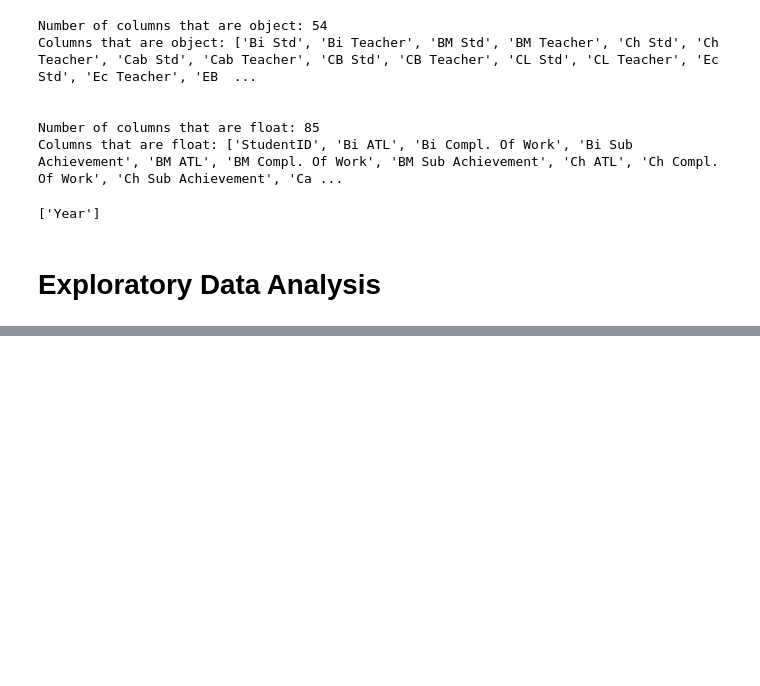
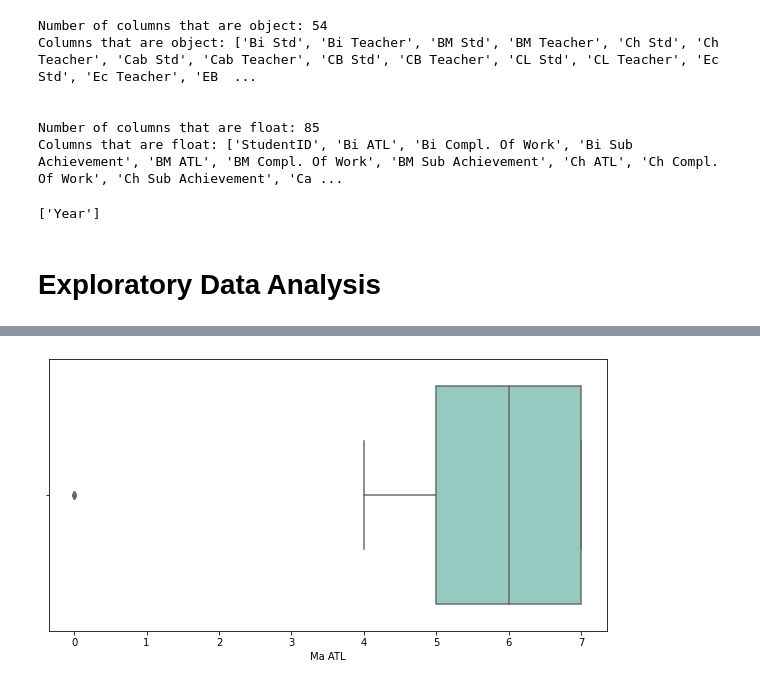
Before and after one commit to siti-alawiyah/ibresultprediction, a Jupyter notebook: Exploratory_Data_Analysis_1.0.ipynb, the cells around one changed output, grey strips where cells are left out. Saved outputs shown, nothing was run; the diff lists cells and outputs as text; code cells hidden in the pictures; blank space fills up the shorter version.

```diff
--- a/Exploratory_Data_Analysis_1.0.ipynb
+++ b/Exploratory_Data_Analysis_1.0.ipynb
@@ -881,0 +882,5 @@ sns.histplot(df20['Actual Grade'])
+# %%
+plt.figure(figsize = (10,5))
+sns.boxplot(data = df17, x = 'Ma ATL');
+# %% [output]
+[figure, added]
```
Also changed, not shown: parts of 11 cells of this notebook.
